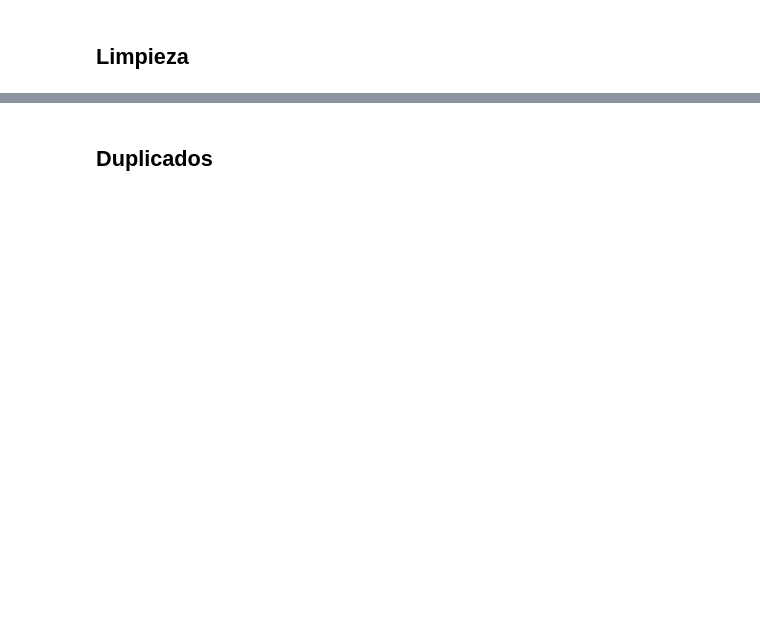
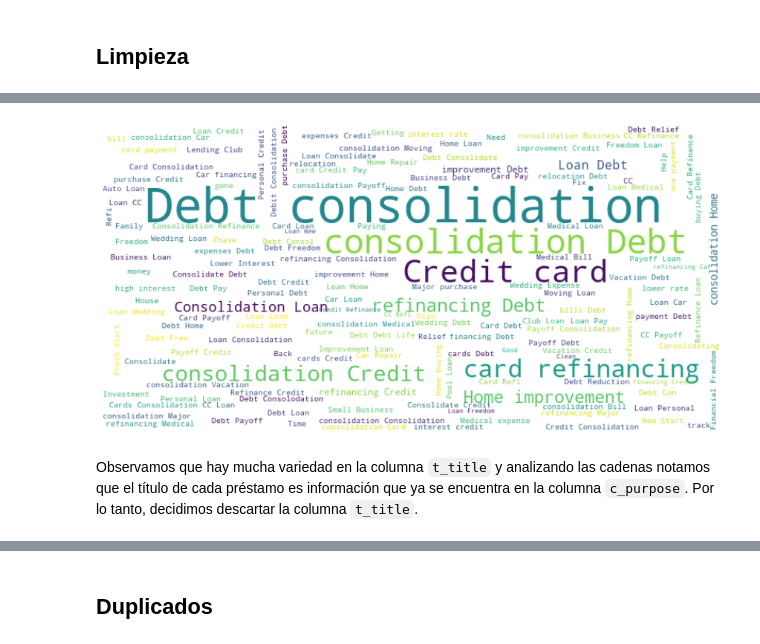
Before and after one commit to danielfrgs/2023_1-Aprendizaje_Maquina, a Jupyter notebook: Practicas/P1/AM_P1.ipynb, the cells around one changed output, grey strips where cells are left out. Saved outputs shown, nothing was run; the diff lists cells and outputs as text; code cells hidden in the pictures; blank space fills up the shorter version.

```diff
--- a/Practicas/P1/AM_P1.ipynb
+++ b/Practicas/P1/AM_P1.ipynb
@@ -478,0 +648,4 @@ df_etiquetado.head()
+# %%
+#Vemos las estadísticas de las variables numericas y para checar su consistencia en distribución.
+est_numericas = df_etiquetado.describe(percentiles=np.arange(0.1,1.1,.1))
+est_numericas
@@ -478,0 +669,7 @@ df_etiquetado.head()
+# %%
+#Generamos una lista donde guardamos las variables cuyas distribuciones se encuentran muy cargadas pues no son óptimas para los modelos
+delate_v = []
+for i in est_numericas.columns:
+  if est_numericas[i][3:12].sum() == 0:
+    delate_v.append(i)
+delate_v
@@ -478,0 +687,5 @@ df_etiquetado.head()
+# %%
+# Eliminamos las columnas anteriores
+
+for i in delate_v:
+  df_etiquetado = df_etiquetado.drop(columns = i)
@@ -478,0 +826,23 @@ df_etiquetado.head()
+# %%
+#Lo siguiente es generar una visualización que nos facilite entender el resultado de nuestro análisis de texto.
+from wordcloud import WordCloud
+
+text = ''
+
+for title in df_etiquetado['t_title'].values:
+  if not pd.isna(title):
+    text += ',' + title
+
+text = text.strip()
+
+word_cloud = WordCloud(collocations = True, background_color = 'white',
+                       scale=2, min_word_length=2).generate(text)
+# %%
+plt.figure(figsize=(15,10))
+plt.imshow(word_cloud, interpolation='bilinear')
+plt.axis("off")
+plt.show()
+# %% [output]
+[figure, added]
+# %% [markdown]
+Observamos que hay mucha variedad en la columna `t_title` y analizando las cadenas notamos que el título de cada préstamo es información que ya se encuentra en la columna `c_purpose`. Por lo tanto, decidimos descartar la columna `t_title`.
```
Also changed, not shown: parts of 167 cells of this notebook, 3 other files.
